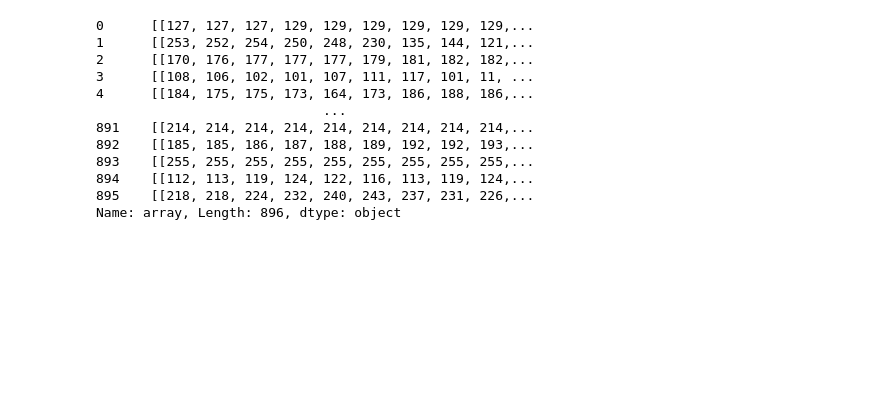
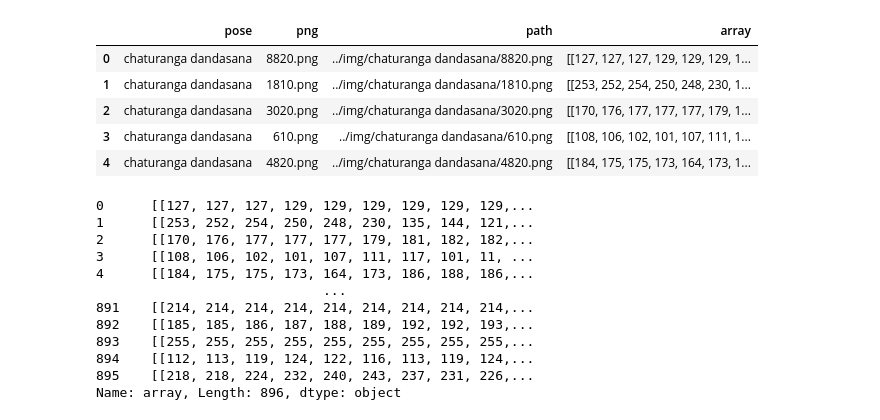
Before and after one commit to meryreddoor/Yoga_Pose_Detector, a Jupyter notebook: Model_v2.ipynb, the cells around one changed output. Drawn from its saved outputs; the diff is of its cells as text; code cells hidden in the pictures; blank space fills up the shorter version.

```diff
--- a/Model_v2.ipynb
+++ b/Model_v2.ipynb
@@ -11,5 +25,13 @@ from keras import backend as K
 # %%
 data = pd.read_pickle("/content/drive/My Drive/w_arraydef.pkl")
+data.head()
+# %% [output]
+|  | pose | png | path | array |
+| 0 | chaturanga dandasana | 8820.png | ../img/chaturanga dandasana/8820.png | [[127, 127, 127, 129, 129, 129, 1... |
+| 1 | chaturanga dandasana | 1810.png | ../img/chaturanga dandasana/1810.png | [[253, 252, 254, 250, 248, 230, 1... |
+| 2 | chaturanga dandasana | 3020.png | ../img/chaturanga dandasana/3020.png | [[170, 176, 177, 177, 177, 179, 1... |
+| 3 | chaturanga dandasana | 610.png | ../img/chaturanga dandasana/610.png | [[108, 106, 102, 101, 107, 111, 1... |
+| 4 | chaturanga dandasana | 4820.png | ../img/chaturanga dandasana/4820.png | [[184, 175, 175, 173, 164, 173, 1... |
 # %%
 data['array']
 # %% [output]
```
Also changed, not shown: parts of 13 cells of this notebook.
